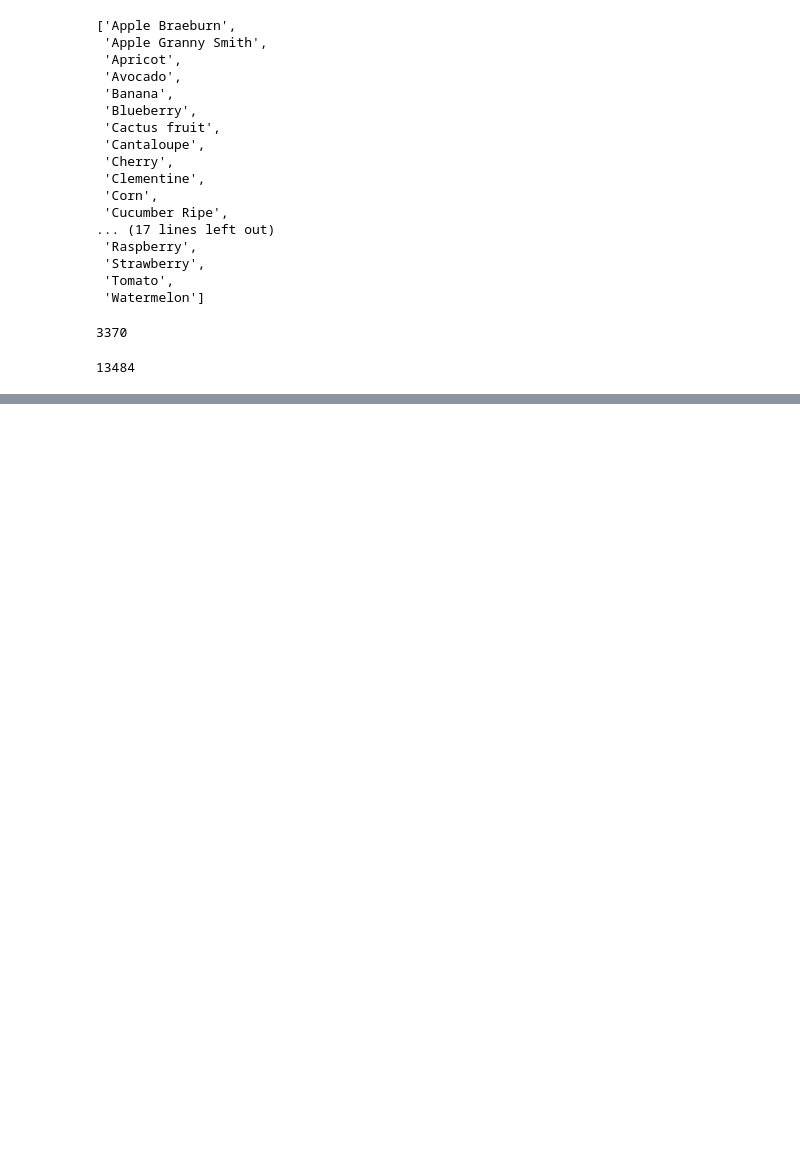
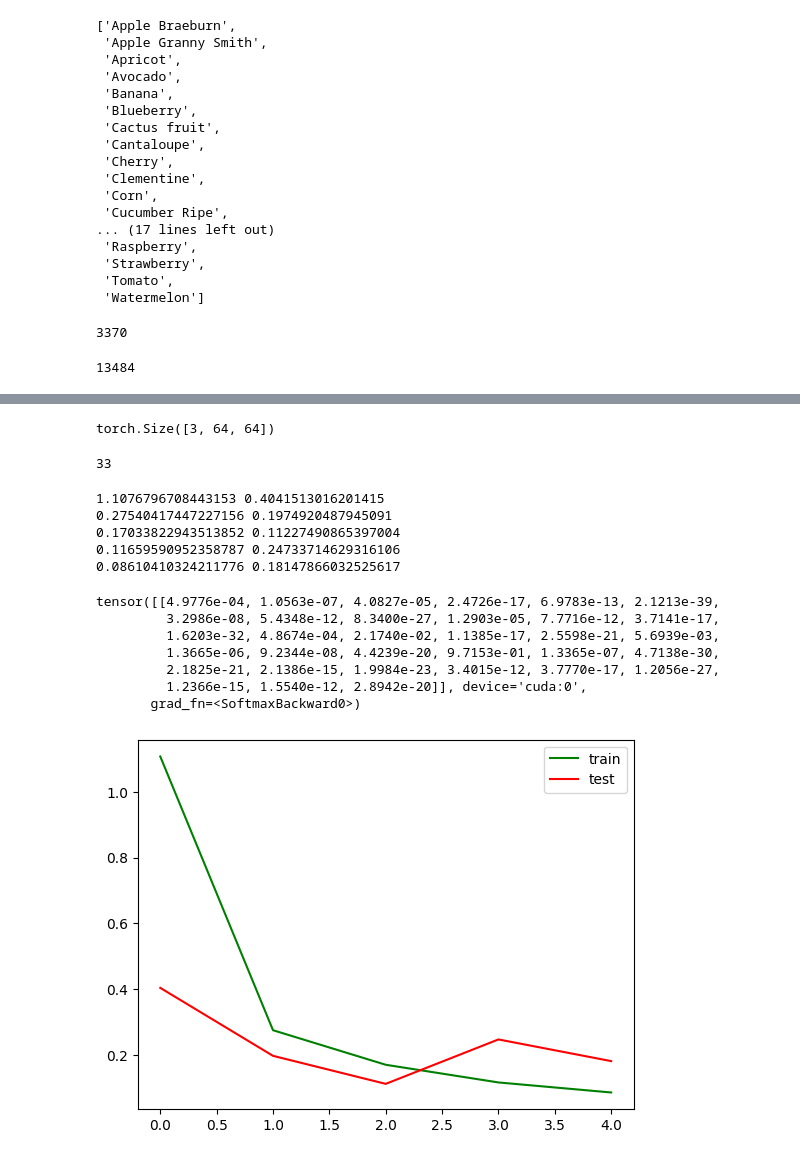
Before and after one commit to annaaa11/AI, a Jupyter notebook: notebook9fca754ea4.ipynb, the cells around one changed output, grey strips where cells are left out. Cells and saved outputs as stored; diff of their text form; code cells hidden in the pictures; blank space fills up the shorter version.

```diff
--- a/notebook9fca754ea4.ipynb
+++ b/notebook9fca754ea4.ipynb
@@ -75,0 +84,5 @@ plt.imshow(grid)
+# %%
+img, label = train_dataset[0]
+img.shape
+# %% [output]
+torch.Size([3, 64, 64])
@@ -75,0 +100,4 @@ plt.imshow(grid)
+# %%
+len(data_set.classes)
+# %% [output]
+33
@@ -75,0 +113,54 @@ plt.imshow(grid)
+# %%
+epochs = 5
+losses = []
+losses_test = []
+for epoch in range(epochs):
+    losses2 = []
+    for img, label in train_loader:
+        img, label = img.to(device), label.to(device)
+        pred = model(img)
+        loss = loss_fn(pred, label)
+        losses2.append(loss.item())
+        loss.backward()
+        optimizer.step()
+        optimizer.zero_grad()
+    losses.append(sum(losses2) / len(losses2))
+
+    loss_test = []
+    for img, label in test_loader:
+        img, label = img.to(device), label.to(device)
+        pred = model(img)
+        loss = loss_fn(pred, label)
+        loss_test.append(loss.item())
+    losses_test.append(sum(loss_test) / len(loss_test))
+
+    print(losses[-1], losses_test[-1])
+# %% [output]
+1.1076796708443153 0.4041513016201415
+0.27540417447227156 0.1974920487945091
+0.17033822943513852 0.11227490865397004
+0.11659590952358787 0.24733714629316106
+0.08610410324211776 0.18147866032525617
+# %%
+import matplotlib.pyplot as plt
+
+plt.plot(losses, label='train', color='green')
+plt.plot(losses_test, label='test', color='red')
+plt.legend()
+
+img, label = train_dataset[10]
+img = img.unsqueeze(0)
+img = img.to(device)
+pred_result = model(img)
+true_result = torch.tensor([label]).to(device)
+
+nn.Softmax()(pred_result)
+# %% [output]
+tensor([[4.9776e-04, 1.0563e-07, 4.0827e-05, 2.4726e-17, 6.9783e-13, 2.1213e-39,
+         3.2986e-08, 5.4348e-12, 8.3400e-27, 1.2903e-05, 7.7716e-12, 3.7141e-17,
+         1.6203e-32, 4.8674e-04, 2.1740e-02, 1.1385e-17, 2.5598e-21, 5.6939e-03,
+         1.3665e-06, 9.2344e-08, 4.4239e-20, 9.7153e-01, 1.3365e-07, 4.7138e-30,
+         2.1825e-21, 2.1386e-15, 1.9984e-23, 3.4015e-12, 3.7770e-17, 1.2056e-27,
+         1.2366e-15, 1.5540e-12, 2.8942e-20]], device='cuda:0',
+       grad_fn=<SoftmaxBackward0>)
+[figure, added]
```
Also changed, not shown: parts of 8 cells of this notebook.
